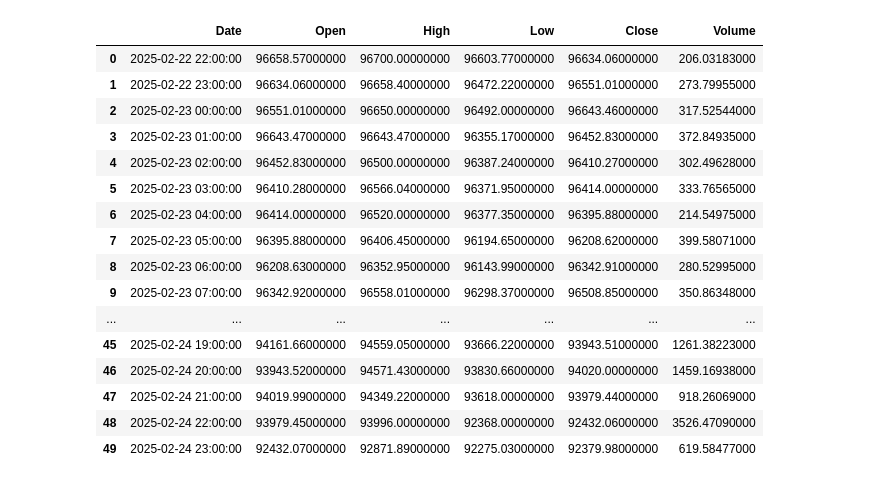
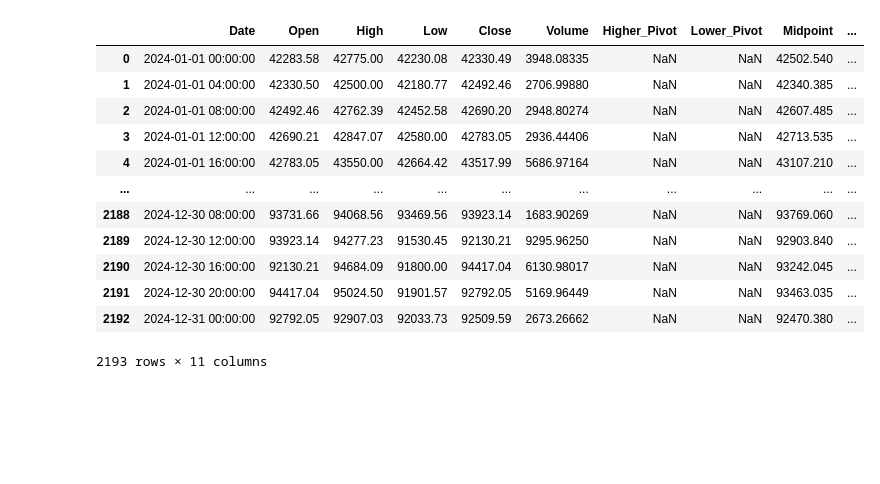
Before and after one commit to ifeLight/ml-bot, a Jupyter notebook: binance.ipynb, the cells around one changed output. Drawn from its saved outputs; the diff is of its cells as text; code cells hidden in the pictures; blank space fills up the shorter version.

```diff
--- a/binance.ipynb
+++ b/binance.ipynb
@@ -39,21 +63,57 @@ def candles_to_df(data):
-# %%
-res = get_binance_price('BTCUSDT')
-candles_to_df(res)
-# %% [output]
-|  | Date | Open | High | Low | Close | Volume |
-| 0 | 2025-02-22 22:00:00 | 96658.57000000 | 96700.00000000 | 96603.77000000 | 96634.06000000 | 206.03183000 |
-| 1 | 2025-02-22 23:00:00 | 96634.06000000 | 96658.40000000 | 96472.22000000 | 96551.01000000 | 273.79955000 |
-| 2 | 2025-02-23 00:00:00 | 96551.01000000 | 96650.00000000 | 96492.00000000 | 96643.46000000 | 317.52544000 |
-| 3 | 2025-02-23 01:00:00 | 96643.47000000 | 96643.47000000 | 96355.17000000 | 96452.83000000 | 372.84935000 |
-| 4 | 2025-02-23 02:00:00 | 96452.83000000 | 96500.00000000 | 96387.24000000 | 96410.27000000 | 302.49628000 |
-| 5 | 2025-02-23 03:00:00 | 96410.28000000 | 96566.04000000 | 96371.95000000 | 96414.00000000 | 333.76565000 |
-| 6 | 2025-02-23 04:00:00 | 96414.00000000 | 96520.00000000 | 96377.35000000 | 96395.88000000 | 214.54975000 |
-| 7 | 2025-02-23 05:00:00 | 96395.88000000 | 96406.45000000 | 96194.65000000 | 96208.62000000 | 399.58071000 |
-| 8 | 2025-02-23 06:00:00 | 96208.63000000 | 96352.95000000 | 96143.99000000 | 96342.91000000 | 280.52995000 |
-| 9 | 2025-02-23 07:00:00 | 96342.92000000 | 96558.01000000 | 96298.37000000 | 96508.85000000 | 350.86348000 |
-| ... | ... | ... | ... | ... | ... | ... |
-| 45 | 2025-02-24 19:00:00 | 94161.66000000 | 94559.05000000 | 93666.22000000 | 93943.51000000 | 1261.38223000 |
-| 46 | 2025-02-24 20:00:00 | 93943.52000000 | 94571.43000000 | 93830.66000000 | 94020.00000000 | 1459.16938000 |
-| 47 | 2025-02-24 21:00:00 | 94019.99000000 | 94349.22000000 | 93618.00000000 | 93979.44000000 | 918.26069000 |
-| 48 | 2025-02-24 22:00:00 | 93979.45000000 | 93996.00000000 | 92368.00000000 | 92432.06000000 | 3526.47090000 |
-| 49 | 2025-02-24 23:00:00 | 92432.07000000 | 92871.89000000 | 92275.03000000 | 92379.98000000 | 619.58477000 |
+# %%
+def calculate_pivot_probabilities(df, window=5):
+    """
+    Calculate the probability of price going up and down based on higher and lower pivots.
+    """
+    df['Higher_Pivot'] = df['High'].rolling(window=2 * window + 1, center=True).apply(
+        lambda x: x.iloc[window] == x.max(), raw=False
+    )
+    df['Lower_Pivot'] = df['Low'].rolling(window=2 * window + 1, center=True).apply(
+        lambda x: x.iloc[window] == x.min(), raw=False
+    )
+    df['Midpoint'] = (df['High'] + df['Low']) / 2
+
+    df['Up_Probability'] = np.nan
+    df['Down_Probability'] = np.nan
+
+    for i in range(len(df)):
+        if df.loc[df.index[i], 'Lower_Pivot']:
+            df.loc[df.index[i], 'Up_Probability'] = 1.0
+            df.loc[df.index[i], 'Down_Probability'] = 0.0
+        elif df.loc[df.index[i], 'Higher_Pivot']:
+            df.loc[df.index[i], 'Up_Probability'] = 0.0
+            df.loc[df.index[i], 'Down_Probability'] = 1.0
+        else:
+            lower_pivot = df['Low'].iloc[max(0, i - window):i + window + 1].min()
+            higher_pivot = df['High'].iloc[max(0, i - window):i + window + 1].max()
+            midpoint = (higher_pivot + lower_pivot) / 2
+
+            if df.loc[df.index[i], 'Close'] < midpoint:
+                up_prob = 1.0 - (df.loc[df.index[i], 'Close'] - lower_pivot) / (midpoint - lower_pivot) * 0.5
+                down_prob = 1.0 - up_prob
+            else:
+                up_prob = 0.5 - (df.loc[df.index[i], 'Close'] - midpoint) / (higher_pivot - midpoint) * 0.5
+                down_prob = 1.0 - up_prob
+
+            df.loc[df.index[i], 'Up_Probability'] = up_prob
+            df.loc[df.index[i], 'Down_Probability'] = down_prob
+
+    return df
+# %%
+data = get_all_binance_candles('BTCUSDT', '4h', '01-01-2024', '31-12-2024')
+# %%
+calculate_pivot_probabilities(data)
+# %% [output]
+|  | Date | Open | High | Low | Close | Volume | Higher_Pivot | Lower_Pivot | Midpoint | ... |
+| 0 | 2024-01-01 00:00:00 | 42283.58 | 42775.00 | 42230.08 | 42330.49 | 3948.08335 | NaN | NaN | 42502.540 | ... |
+| 1 | 2024-01-01 04:00:00 | 42330.50 | 42500.00 | 42180.77 | 42492.46 | 2706.99880 | NaN | NaN | 42340.385 | ... |
+| 2 | 2024-01-01 08:00:00 | 42492.46 | 42762.39 | 42452.58 | 42690.20 | 2948.80274 | NaN | NaN | 42607.485 | ... |
+| 3 | 2024-01-01 12:00:00 | 42690.21 | 42847.07 | 42580.00 | 42783.05 | 2936.44406 | NaN | NaN | 42713.535 | ... |
+| 4 | 2024-01-01 16:00:00 | 42783.05 | 43550.00 | 42664.42 | 43517.99 | 5686.97164 | NaN | NaN | 43107.210 | ... |
+| ... | ... | ... | ... | ... | ... | ... | ... | ... | ... | ... |
+| 2188 | 2024-12-30 08:00:00 | 93731.66 | 94068.56 | 93469.56 | 93923.14 | 1683.90269 | NaN | NaN | 93769.060 | ... |
+| 2189 | 2024-12-30 12:00:00 | 93923.14 | 94277.23 | 91530.45 | 92130.21 | 9295.96250 | NaN | NaN | 92903.840 | ... |
+| 2190 | 2024-12-30 16:00:00 | 92130.21 | 94684.09 | 91800.00 | 94417.04 | 6130.98017 | NaN | NaN | 93242.045 | ... |
+| 2191 | 2024-12-30 20:00:00 | 94417.04 | 95024.50 | 91901.57 | 92792.05 | 5169.96449 | NaN | NaN | 93463.035 | ... |
+| 2192 | 2024-12-31 00:00:00 | 92792.05 | 92907.03 | 92033.73 | 92509.59 | 2673.26662 | NaN | NaN | 92470.380 | ... |
+2193 rows × 11 columns
```
Also changed, not shown: parts of 4 cells of this notebook.
